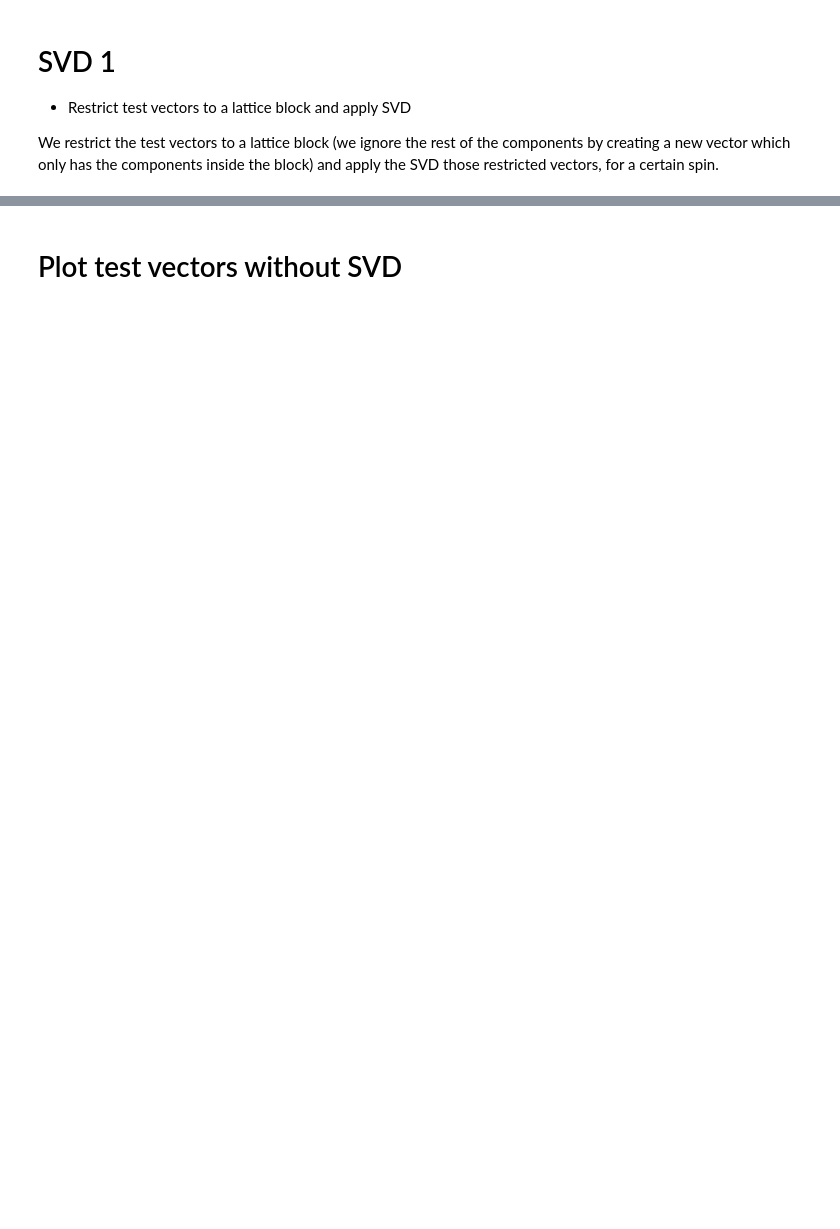
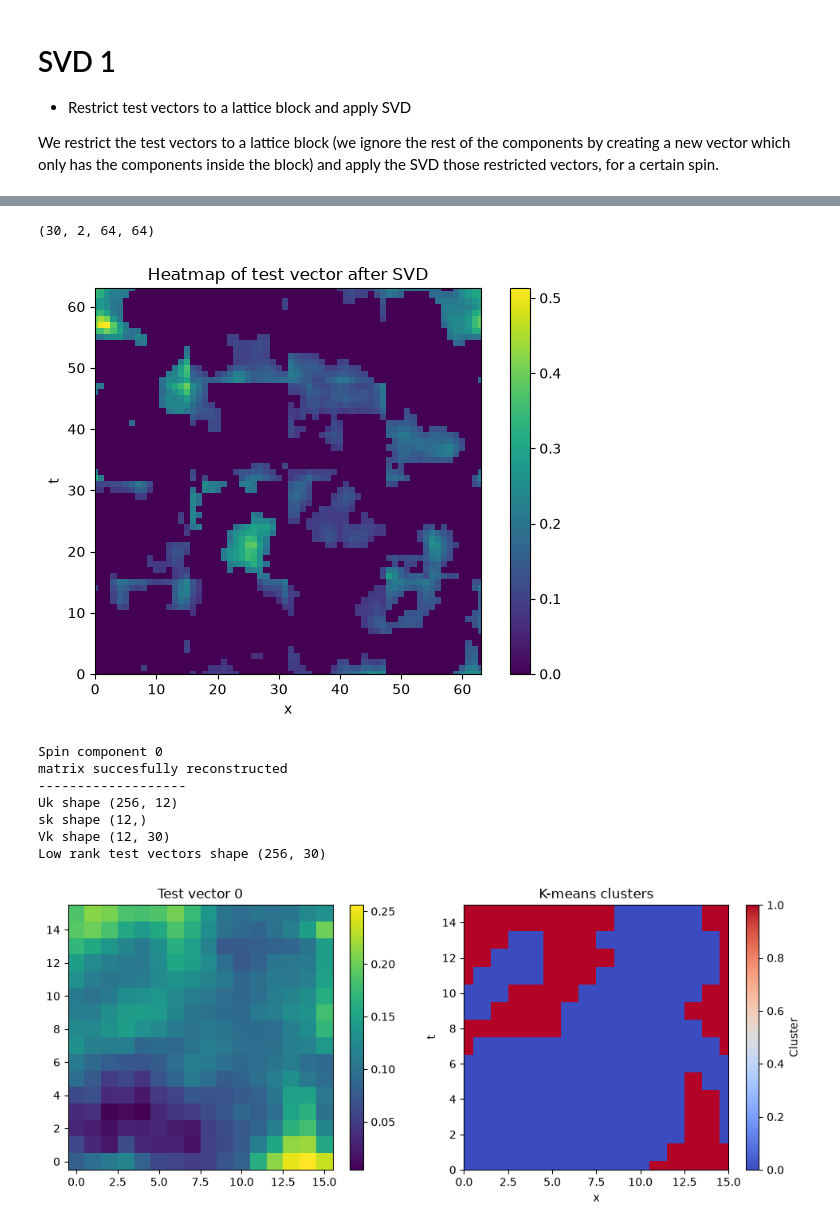
Before and after one commit to JFNCastellanos/TVML, a Jupyter notebook: SVD/SVD.ipynb, the cells around one changed output, grey strips where cells are left out. Cells and saved outputs as stored; diff of their text form; code cells hidden in the pictures; blank space fills up the shorter version.

```diff
--- a/SVD/SVD.ipynb
+++ b/SVD/SVD.ipynb
@@ -139,2 +103,0 @@ make_heatmaps(low_rank_tv0, low_rank_tv1,xlims, tlims,metadata,fig_name,save=Fal
-# %% [markdown]
-# Plot test vectors without SVD
@@ -171,0 +104,40 @@ plt.show()
+# %%
+masked_test_vectors = mask_vectors(k_rank,block_x,block_t,params_list)
+print(masked_test_vectors.shape)
+# %% [output]
+(30, 2, 64, 64)
+# %%
+tvID = 0
+
+fig, ax = plt.subplots()
+im = ax.imshow(np.abs((masked_test_vectors[0,0,:,:])))
+ax.set_xlabel(r"x")
+ax.set_ylabel(r"t")
+ax.set_xlim([0,63])
+ax.set_ylim([0,63])
+ax.set_title("Heatmap of test vector after SVD")
+ax.figure.colorbar(im, ax=ax)
+fig.tight_layout()
+plt.show()
+
+blockID = 12
+params_list = [beta, m0_str, m0_folder, nconf, NV, Nx, Nt]
+dtv_spin0, dtv_spin1 = read_and_decompose(blockID,block_x,block_t,params_list)
+print("\nSpin component 0")
+low_rank_tv0 = apply_SVD(dtv_spin0,k_rank)
+low_rank_tv0 = low_rank_tv0.reshape(t_elements,x_elements,NV);
+
+tvID = 0
+xlims = [0,x_elements-1]
+tlims = [0,t_elements-1]
+make_heatmap_and_k_cluster(low_rank_tv0,xlims,tlims,tvID)
+# %% [output]
+[figure, added]
+Spin component 0
+matrix succesfully reconstructed
+-------------------
+Uk shape (256, 12)
+sk shape (12,)
+Vk shape (12, 30)
+Low rank test vectors shape (256, 30)
+[figure, added]
```
Also changed, not shown: parts of 10 cells of this notebook, 3 other files.
